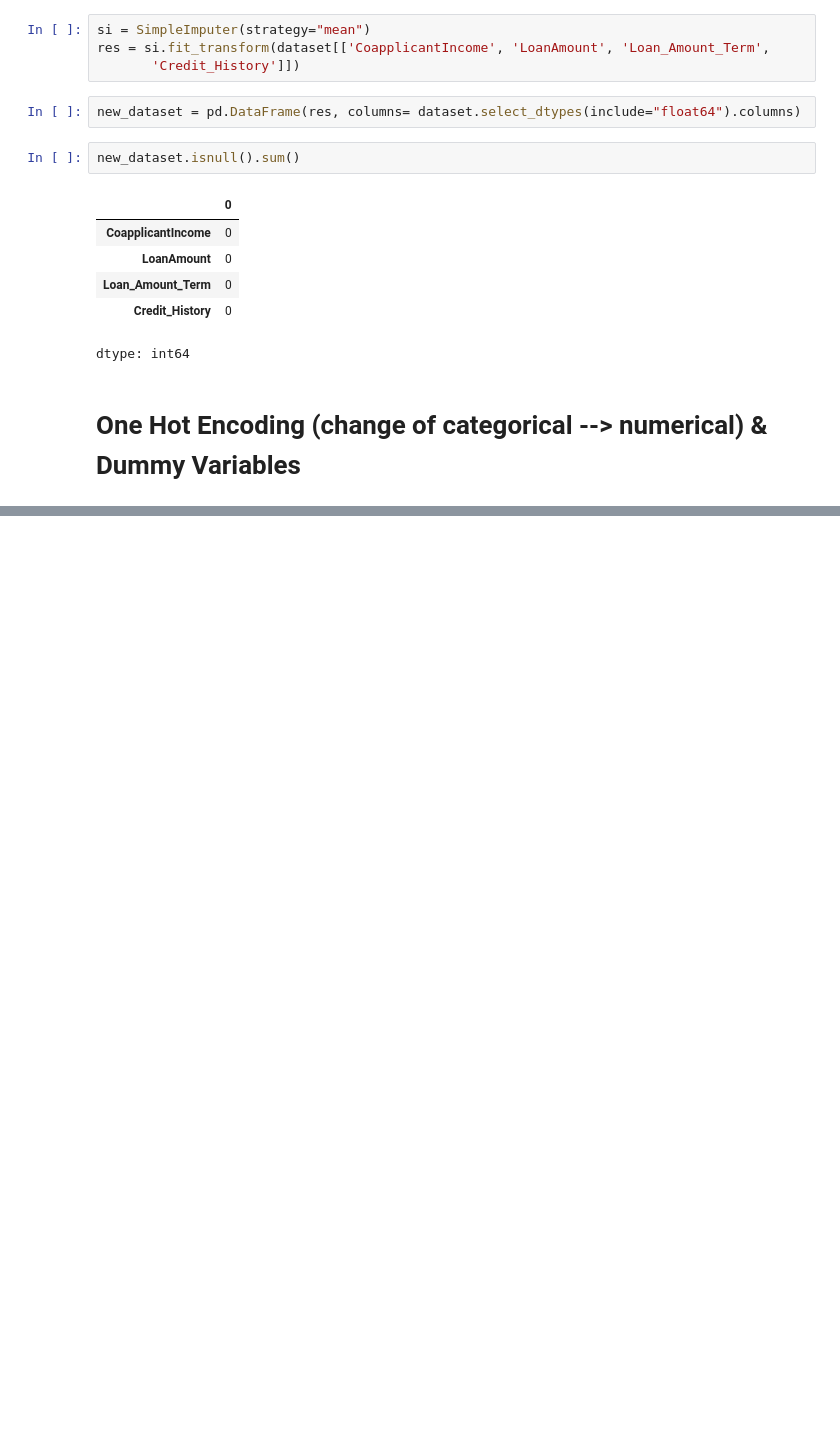
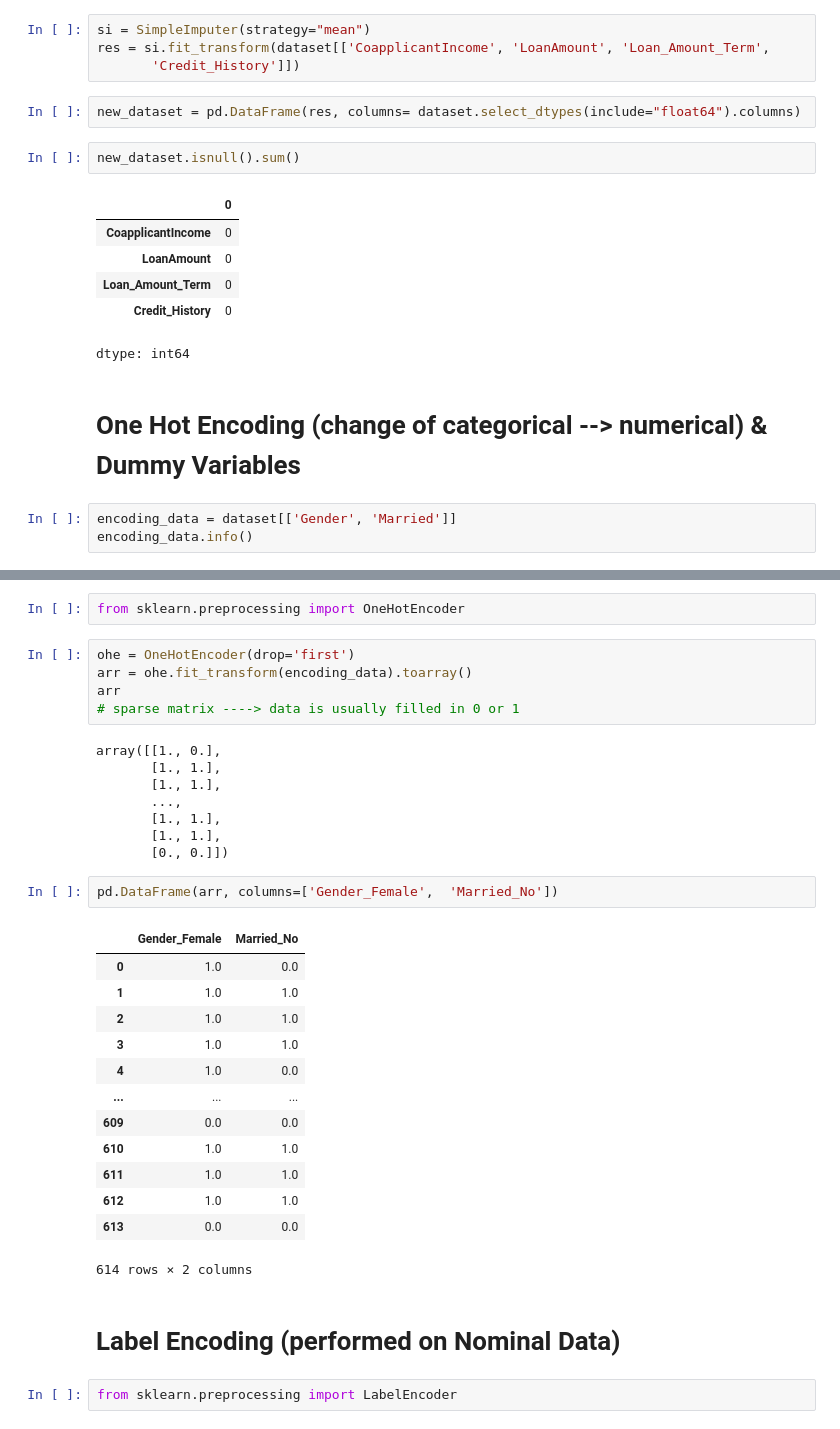
Before and after one commit to Vaishnavi943/ML_Course_-dl-ds, a Jupyter notebook: data-cleaning/jupyter.ipynb, the cells around one changed output, grey strips where cells are left out. Drawn from its saved outputs; the diff is of its cells as text; blank space fills up the shorter version.

```diff
--- a/data-cleaning/jupyter.ipynb
+++ b/data-cleaning/jupyter.ipynb
@@ -166,3 +167,6 @@ new_dataset.isnull().sum()
 dtype: int64
 # %% [markdown]
 # One Hot Encoding (change of categorical --> numerical) & Dummy Variables
+# %%
+encoding_data = dataset[['Gender', 'Married']]
+encoding_data.info()
@@ -168,0 +183,35 @@ dtype: int64
+# %%
+from sklearn.preprocessing import OneHotEncoder
+# %%
+ohe = OneHotEncoder(drop='first')
+arr = ohe.fit_transform(encoding_data).toarray()
+arr
+# sparse matrix ----> data is usually filled in 0 or 1
+# %% [output]
+array([[1., 0.],
+       [1., 1.],
+       [1., 1.],
+       ...,
+       [1., 1.],
+       [1., 1.],
+       [0., 0.]])
+# %%
+pd.DataFrame(arr, columns=['Gender_Female',  'Married_No'])
+# %% [output]
+|  | Gender_Female | Married_No |
+| 0 | 1.0 | 0.0 |
+| 1 | 1.0 | 1.0 |
+| 2 | 1.0 | 1.0 |
+| 3 | 1.0 | 1.0 |
+| 4 | 1.0 | 0.0 |
+| ... | ... | ... |
+| 609 | 0.0 | 0.0 |
+| 610 | 1.0 | 1.0 |
+| 611 | 1.0 | 1.0 |
+| 612 | 1.0 | 1.0 |
+| 613 | 0.0 | 0.0 |
+614 rows × 2 columns
+# %% [markdown]
+# Label Encoding (performed on Nominal Data)
+# %%
+from sklearn.preprocessing import LabelEncoder
```
Also changed, not shown: parts of 18 cells of this notebook.
